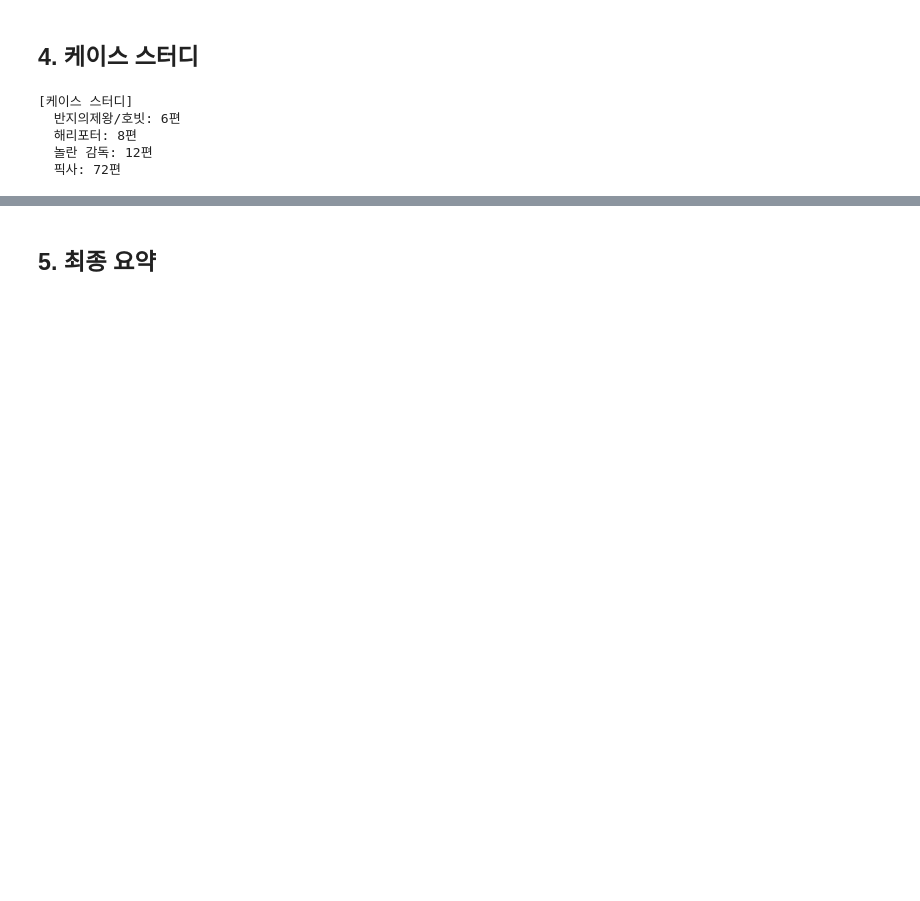
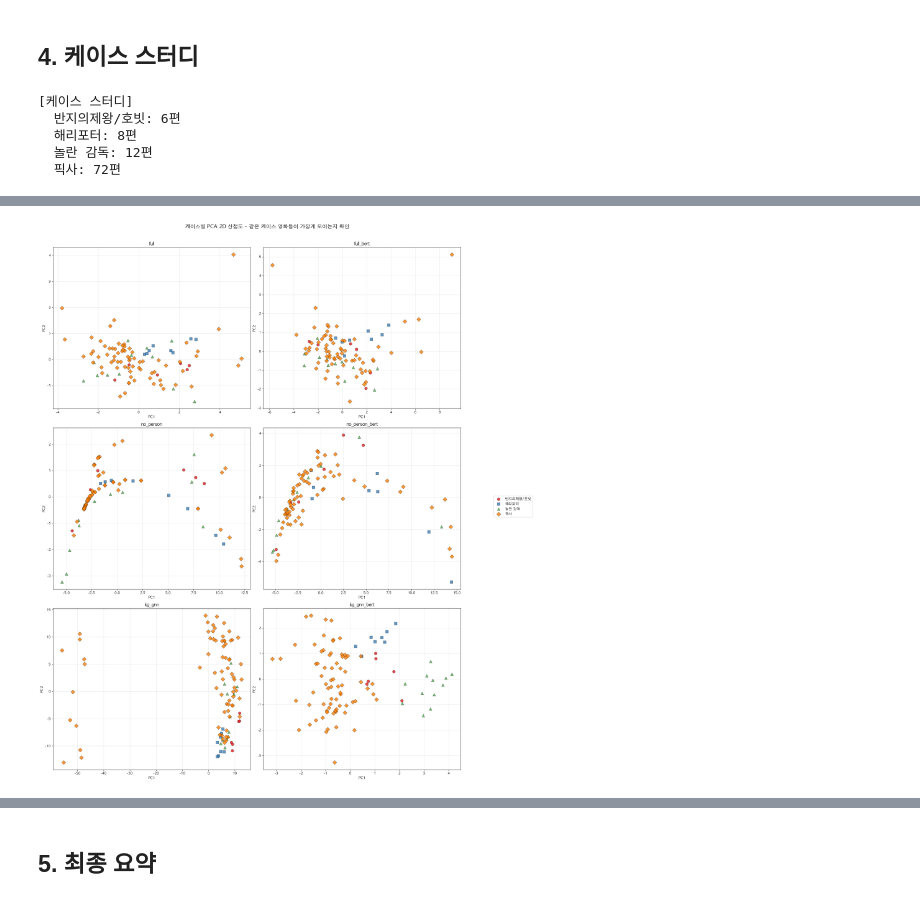
Before and after one commit to gogolucj/carte-experiments, a Jupyter notebook: compare_feature_ablation.ipynb, the cells around one changed output, grey strips where cells are left out. Drawn from its saved outputs; the diff is of its cells as text; code cells hidden in the pictures; blank space fills up the shorter version.

```diff
--- a/compare_feature_ablation.ipynb
+++ b/compare_feature_ablation.ipynb
@@ -284,0 +605,86 @@ for name, info in CASES.items():
+# %%
+# 케이스별 PCA 산점도
+# 모든 케이스 영화를 하나의 PCA 공간에 표시하고, 케이스별로 색상 구분
+
+# 케이스별 색상
+case_colors = {
+    '반지의제왕/호빗': '#e41a1c',  # 빨강
+    '해리포터': '#377eb8',         # 파랑
+    '놀란 감독': '#4daf4a',        # 초록
+    '픽사': '#ff7f00',             # 주황
+}
+
+# 모든 케이스 영화 수집
+all_case_movies = []
+for case_name, case_info in CASES.items():
+    for mid in case_info['ids']:
+        title = short_title(mid, case_info.get('prefix'))
+        all_case_movies.append({'movieId': mid, 'case': case_name, 'title': title})
+
+case_df = pd.DataFrame(all_case_movies)
+print(f"케이스 영화 총 수: {len(case_df)}")
+for case_name in CASES:
+    print(f"  {case_name}: {len(CASES[case_name]['ids'])}편")
+
+# 버전별 PCA + 케이스 색상 시각화
+ncols = 2
+nrows = (len(VERSIONS) + ncols - 1) // ncols
+fig, axes = plt.subplots(nrows, ncols, figsize=(10*ncols, 8*nrows))
+axes = axes.flat
+
+for vi, v in enumerate(VERSIONS):
+    ids = embeddings[v]['ids']
+    emb = embeddings[v]['emb']
+
+    # 케이스 영화 임베딩 추출
+    idx_list = []
+    cases_list = []
+    titles_list = []
+    for _, row in case_df.iterrows():
+        mid = row['movieId']
+        idx = np.where(ids == mid)[0]
+        if len(idx) > 0:
+            idx_list.append(idx[0])
+            cases_list.append(row['case'])
+            titles_list.append(row['title'])
+
+    case_emb = emb[idx_list]
+    valid = ~np.isnan(case_emb).any(axis=1)
+    case_emb = case_emb[valid]
+    cases_arr = np.array(cases_list)[valid]
+    titles_arr = np.array(titles_list)[valid]
+
+    # PCA
+    pca = PCA(n_components=2).fit_transform(case_emb)
+
+    # 케이스별 scatter (마커 크기와 스타일 차별화)
+    markers = {'반지의제왕/호빗': 'o', '해리포터': 's', '놀란 감독': '^', '픽사': 'D'}
+
+    for case_name in CASES:
+        mask = cases_arr == case_name
+        axes[vi].scatter(pca[mask, 0], pca[mask, 1],
+                        c=case_colors[case_name],
+                        marker=markers[case_name],
+                        label=case_name,
+                        alpha=0.8,
+                        s=80,
+                        edgecolors='black',
+                        linewidths=0.5)
+
+    axes[vi].set_title(v, fontweight='bold', fontsize=14)
+    axes[vi].set_xlabel('PC1', fontsize=11)
+    axes[vi].set_ylabel('PC2', fontsize=11)
+    axes[vi].grid(alpha=0.3)
+
+for i in range(len(VERSIONS), len(axes)):
+    axes[i].set_visible(False)
+
+# 범례
+handles, labels = axes[0].get_legend_handles_labels()
+fig.legend(handles, labels, loc='center right', bbox_to_anchor=(1.08, 0.5), fontsize=11)
+
+plt.suptitle('케이스별 PCA 2D 산점도 - 같은 케이스 영화들이 가깝게 모이는지 확인', fontsize=16, fontweight='bold', y=1.01)
+plt.tight_layout()
+plt.subplots_adjust(right=0.92)
+plt.show()
+# %% [output]
@@ -285,3 +696,4 @@ for name, info in CASES.items():
+[figure, added]
 # %%
 # 반지의제왕/호빗 히트맵 (2열 배치, 레이블 겹침 해결)
 case = CASES['반지의제왕/호빗']
```
Also changed, not shown: parts of 21 cells of this notebook, 1 other file.
